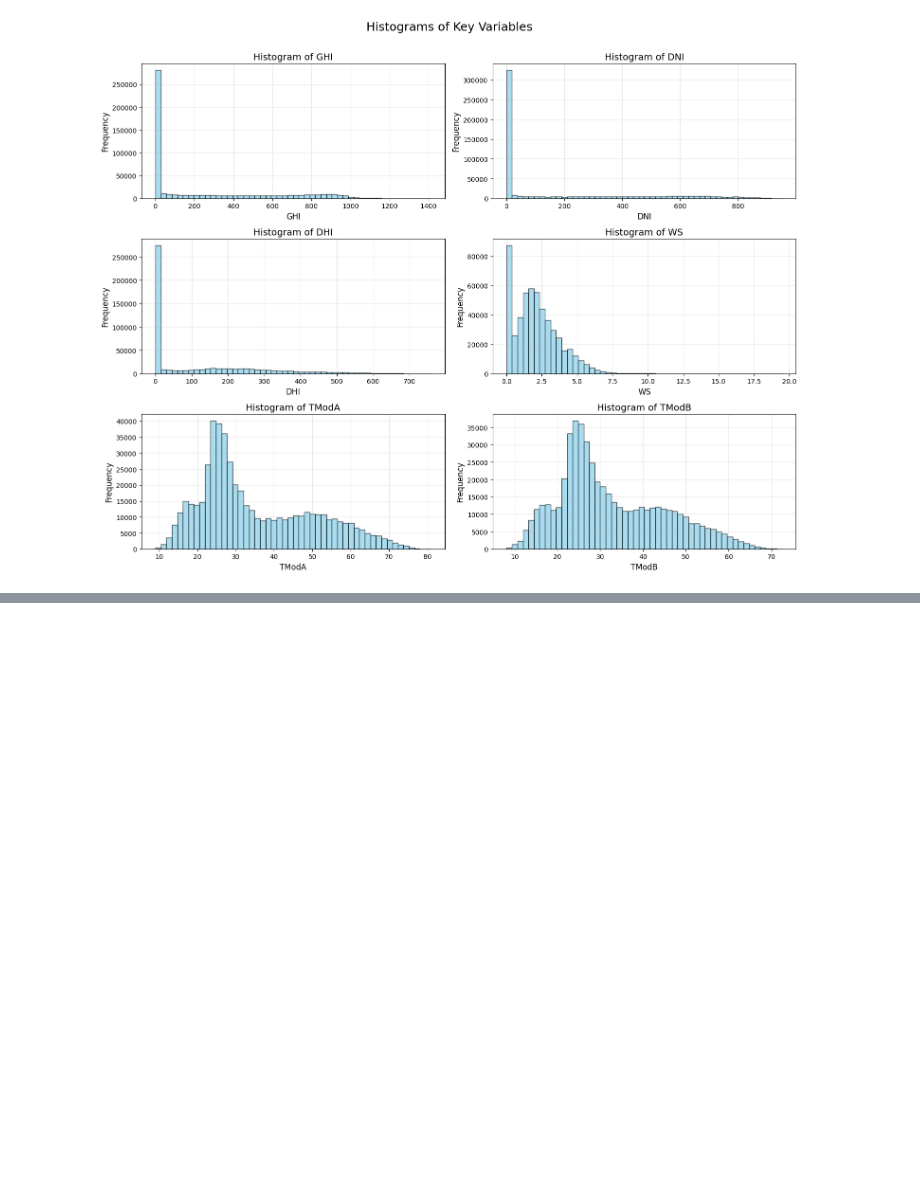
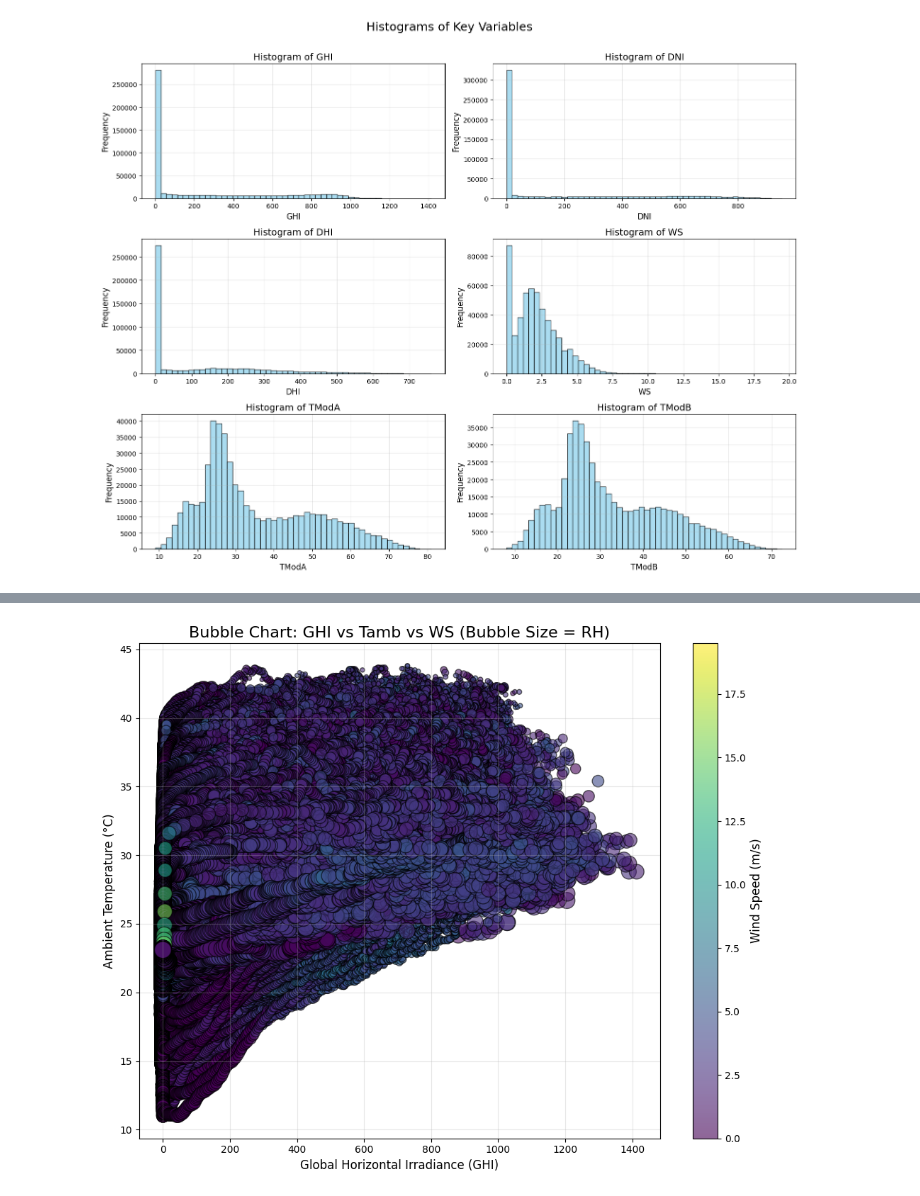
Before and after one commit to SaraFedlu/Solar-insights-analysis, a Jupyter notebook: notebooks/eda_benin.ipynb, the cells around one changed output, grey strips where cells are left out. Drawn from its saved outputs; the diff is of its cells as text; code cells hidden in the pictures; blank space fills up the shorter version.

```diff
--- a/notebooks/eda_benin.ipynb
+++ b/notebooks/eda_benin.ipynb
@@ -305,3 +306,20 @@ plt.tight_layout(rect=[0, 0, 1, 0.97])
 plt.show()
 # %% [output]
 [figure]
+# %%
+# Calculate Z-scores for key variables
+columns_to_analyze = ['GHI', 'DNI', 'DHI', 'Tamb', 'WS', 'RH', 'BP']
+z_scores = data_benin[columns_to_analyze].apply(zscore)
+
+# Add Z-scores back to the original dataframe for reference
+for col in columns_to_analyze:
+    data_benin[f'{col}_zscore'] = z_scores[col]
+
+# Identify outliers: Flag data points with Z-score > 3 or < -3
+outliers = (z_scores.abs() > 3).any(axis=1)
+data_benin['is_outlier'] = outliers
+
+# Print outlier counts for review
+print(f"Number of Outliers Detected: {outliers.sum()}")
+print("Sample Outliers:")
+print(data_benin.loc[data_benin['is_outlier']].head())
@@ -307,0 +344,24 @@ plt.show()
+# %%
+# Select variables for the bubble chart
+ghi = data_benin['GHI']
+tamb = data_benin['Tamb']
+ws = data_benin['WS']
+rh = data_benin['RH']
+
+# Plot Bubble Chart
+plt.figure(figsize=(10, 8))
+bubble_size = rh / rh.max() * 300  # Normalize and scale bubble size
+scatter = plt.scatter(ghi, tamb, s=bubble_size, c=ws, cmap='viridis', alpha=0.6, edgecolor='k')
+
+# Add color bar and labels
+cbar = plt.colorbar(scatter)
+cbar.set_label('Wind Speed (m/s)', fontsize=12)
+
+plt.title("Bubble Chart: GHI vs Tamb vs WS (Bubble Size = RH)", fontsize=16)
+plt.xlabel("Global Horizontal Irradiance (GHI)", fontsize=12)
+plt.ylabel("Ambient Temperature (°C)", fontsize=12)
+plt.grid(alpha=0.3)
+plt.tight_layout()
+plt.show()
+# %% [output]
+[figure, added]
```
Also changed, not shown: parts of 2 cells of this notebook, 1 other file.
